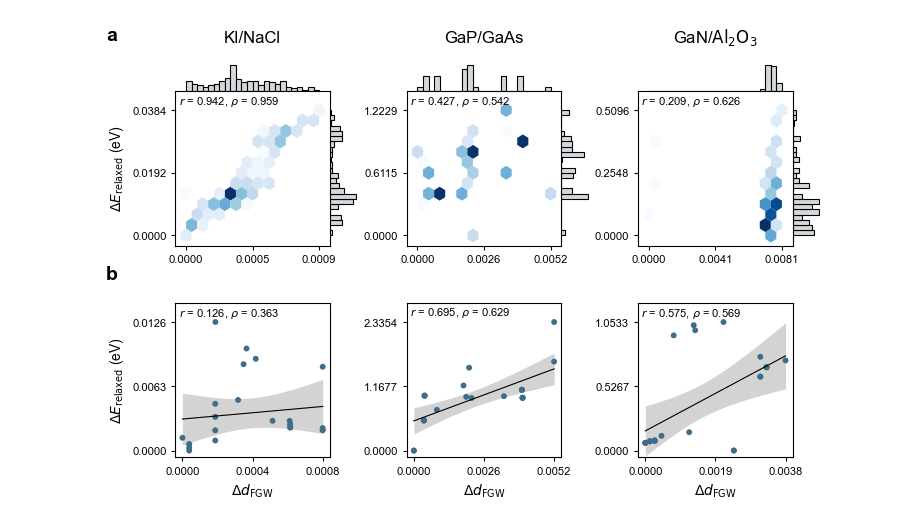
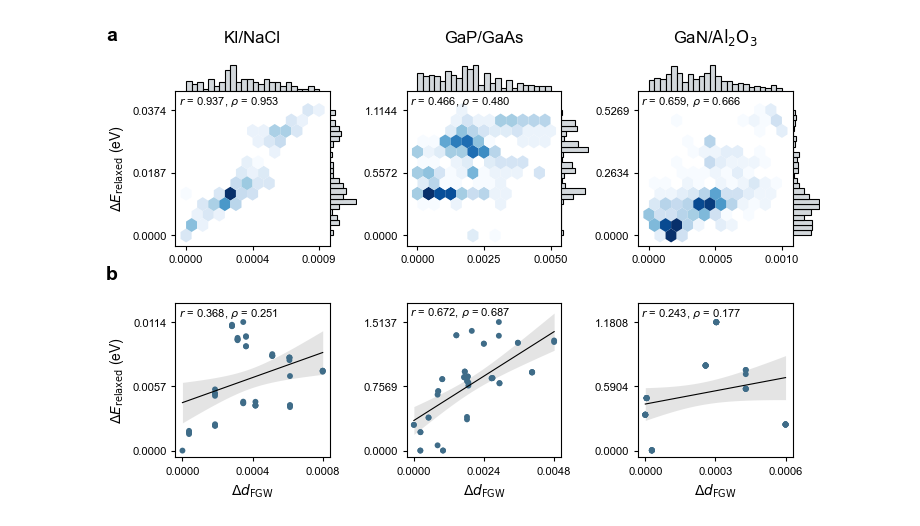
Before and after one commit to YuxuanTang2002/RegFGW, a Jupyter notebook: examples/fgw_relaxed_correlation.ipynb, the cells around one changed output. Cells and saved outputs as stored; diff of their text form; code cells hidden in the pictures.

```diff
--- a/examples/fgw_relaxed_correlation.ipynb
+++ b/examples/fgw_relaxed_correlation.ipynb
@@ -8,11 +8,12 @@ from matplotlib.ticker import FormatStrFormatter
 # Input files
 systems = ["KI_NaCl", "GaP_GaAs", "GaN_Al2O3"]
 titles = [r"KI/NaCl", r"GaP/GaAs", r"GaN/$\mathrm{Al_{2}O_{3}}$"]
-mace_paths = [f"mace_results/{system}_opt.csv" for system in systems]
+mace_paths = [f"mace_results/{system}.csv" for system in systems]
 dft_paths = [f"dft_results/{system}.csv" for system in systems]
 # Column names
-energy_col = "relaxed_energy"
-fgw_col = "fgw_distance"
+mace_energy_col = "mace_relaxed_energy"
+dft_energy_col = "dft_relaxed_energy"
+fgw_col = "fgw_distance_megn_050"
 # Figure layout
 fig_width = 7.2
 fig_height = 4.5
@@ -56,9 +57,9 @@ def fit_linear_with_ci(xi, yi, confidence=0.95, n_grid=200):
     y_fit = fit.slope * x_fit + fit.intercept
     n = len(xi)
     x_mean = np.mean(xi)
-    sxx = np.sum((x-x_mean) ** 2)
+    sxx = np.sum((xi-x_mean) ** 2)
     y_pred = fit.intercept + fit.slope * xi
-    resids = y - y_pred
+    resids = yi - y_pred
     s_err = np.sqrt(np.sum(resids**2) / (n-2))
     t_crit = t.ppf((1.0+confidence)/2.0, df=n-2)
     se_mean = s_err * np.sqrt(1.0/n+(x_fit-x_mean)**2/sxx)
@@ -72,11 +73,9 @@ dft_data = []
 
 for system, title, mace_path in zip(systems, titles, mace_paths):
     df = pd.read_csv(mace_path).copy()
-    # Ignore last 5 rows of summary
-    df = df.iloc[:-5].copy()
     # Convert absolute values to relative values for better visualization
     df["relative_distance"] = df[fgw_col] - df[fgw_col].min()
-    df["relative_energy"] = df[energy_col] - df[energy_col].min()
+    df["relative_energy"] = df[mace_energy_col] - df[mace_energy_col].min()
     x = df["relative_distance"].to_numpy(dtype=float)
     y = df["relative_energy"].to_numpy(dtype=float)
     r = float(pearsonr(x, y).statistic)
@@ -85,8 +84,8 @@ for system, title, mace_path in zip(systems, titles, mace_paths):
 
 for system, title, dft_path in zip(systems, titles, dft_paths):
     df = pd.read_csv(dft_path).copy()
-    df["relative_energy"] = df[energy_col] - df[energy_col].min()
     df["relative_distance"] = df[fgw_col] - df[fgw_col].min()
+    df["relative_energy"] = df[dft_energy_col] - df[dft_energy_col].min()
     x = df["relative_distance"].to_numpy(dtype=float)
     y = df["relative_energy"].to_numpy(dtype=float)
     r = float(pearsonr(x, y).statistic)
@@ -153,7 +152,7 @@ for col_idx in range(3):
     ax.set_box_aspect(1)
     ax.scatter(x, y, s=point_size, color=point_color, edgecolors="none", zorder=2)
     x_fit, y_fit, y_lower, y_upper = fit_linear_with_ci(x, y)
-    ax.fill_between(x_fit, y_lower, y_upper, color=ci_color, linewidth=0, zorder=1)
+    ax.fill_between(x_fit, y_lower, y_upper, color=ci_color, alpha=0.6, linewidth=0, zorder=1)
     ax.plot(x_fit, y_fit, color=fit_color, linewidth=0.8, zorder=3)
     corr_label = rf"$r$ = {r:.3f}, $\rho$ = {rho:.3f}"
     ax.text(0.02, 0.98, corr_label, transform=ax.transAxes, ha="left", va="top")
@@ -170,31 +169,31 @@ for col_idx in range(3):
 
 # Add row labels
 axes_main[0, 0].text(
     -0.45, 1.33,
     "a",
     transform=axes_main[0, 0].transAxes,
     fontsize=panel_label_size,
     fontweight="bold",
 )
 axes_main[1, 0].text(
     -0.45, 1.15,
     "b",
     transform=axes_main[1, 0].transAxes,
     fontsize=panel_label_size,
     fontweight="bold",
 )
 # Align row 2 to row 1 main axes
 fig.canvas.draw()
 
 for col_idx in range(3):
     ref_ax = axes_main[0, col_idx]
     ax = axes_main[1, col_idx]
     ref_pos = ref_ax.get_position()
     ax_pos = ax.get_position()
     ax.set_position((ref_pos.x0, ax_pos.y0, ref_pos.width, ref_pos.height))
 
 # Output files
 plt.savefig("fgw_relaxed_correlation.pdf", dpi=300, bbox_inches="tight")
 plt.show()
 # %% [output]
-[figure, old version]
+[figure, new version]
```
Also changed, not shown: 25 other files.
